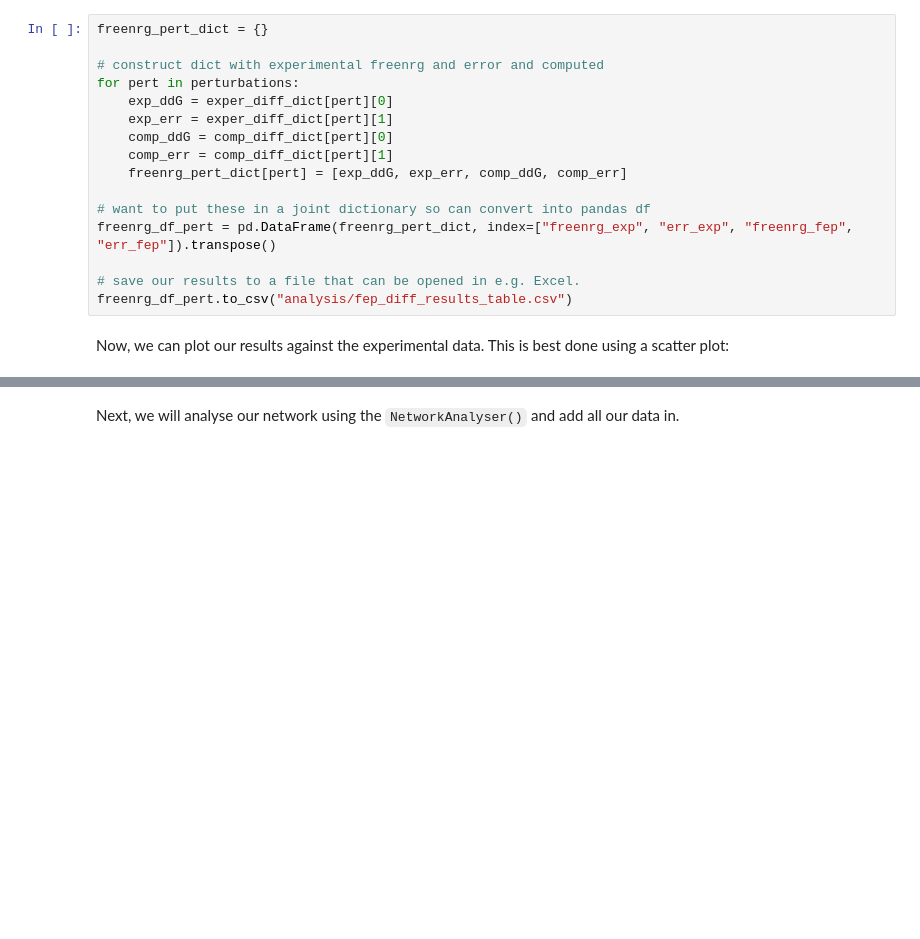
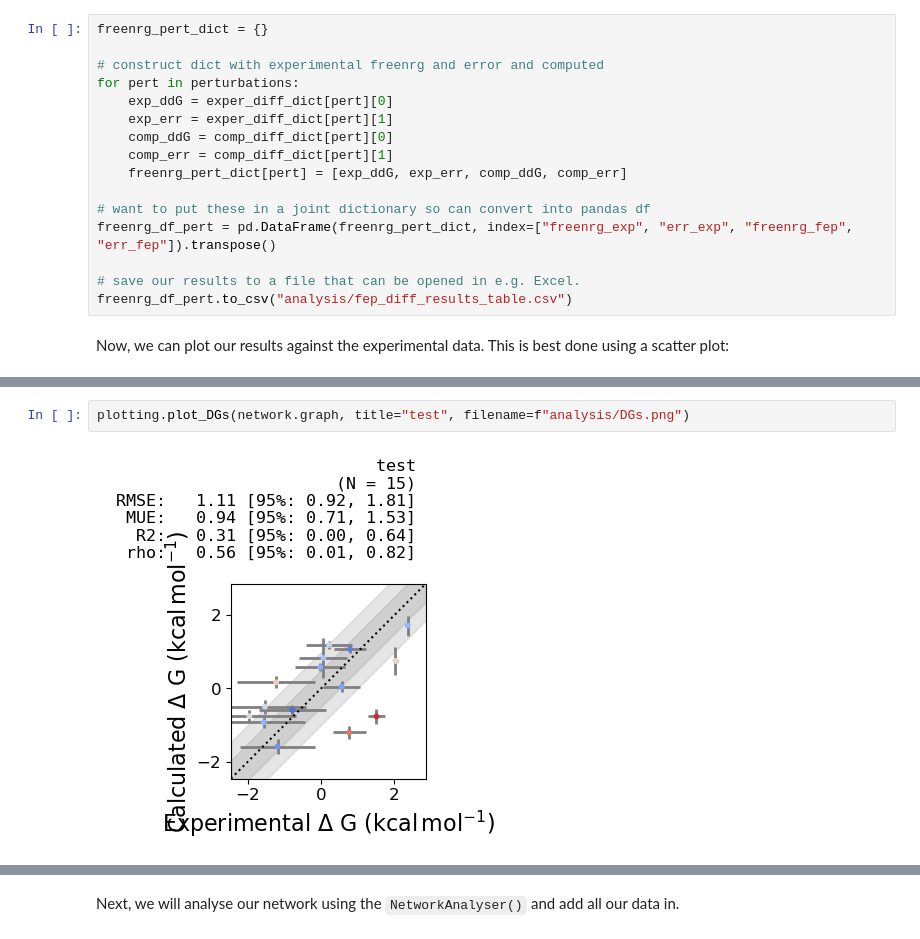
Before and after one commit to michellab/BioSimSpaceTutorials, a Jupyter notebook: 04_fep/02_RBFE/02_analysis_rbfe.ipynb, the cells around one changed output, grey strips where cells are left out. Saved outputs shown, nothing was run; the diff lists cells and outputs as text; blank space fills up the shorter version.

```diff
--- a/04_fep/02_RBFE/02_analysis_rbfe.ipynb
+++ b/04_fep/02_RBFE/02_analysis_rbfe.ipynb
@@ -365,0 +456,4 @@ plt.show()
+# %%
+plotting.plot_DGs(network.graph, title="test", filename=f"analysis/DGs.png")
+# %% [output]
+[figure, added]
```
Also changed, not shown: parts of 22 cells of this notebook, 1 other file.
